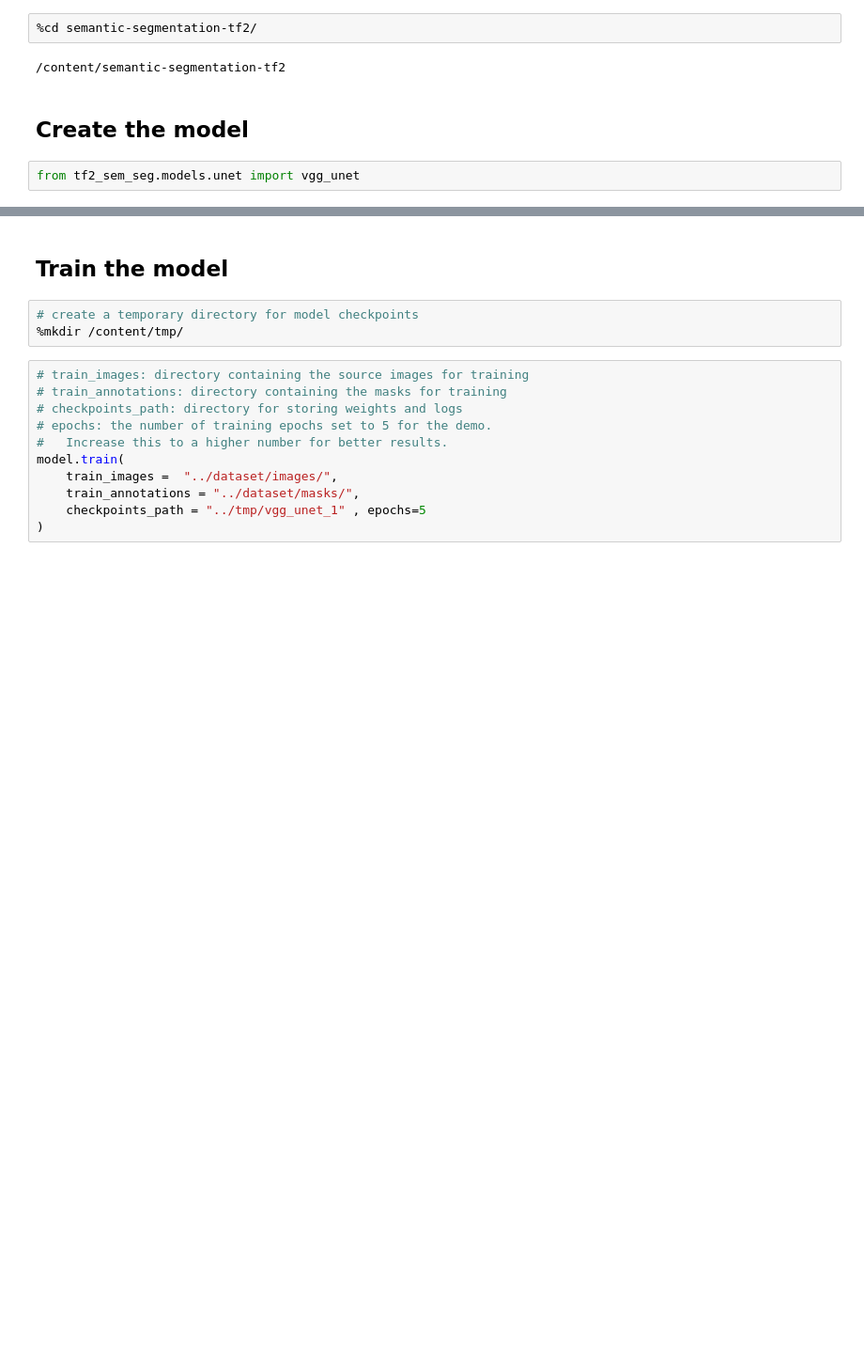
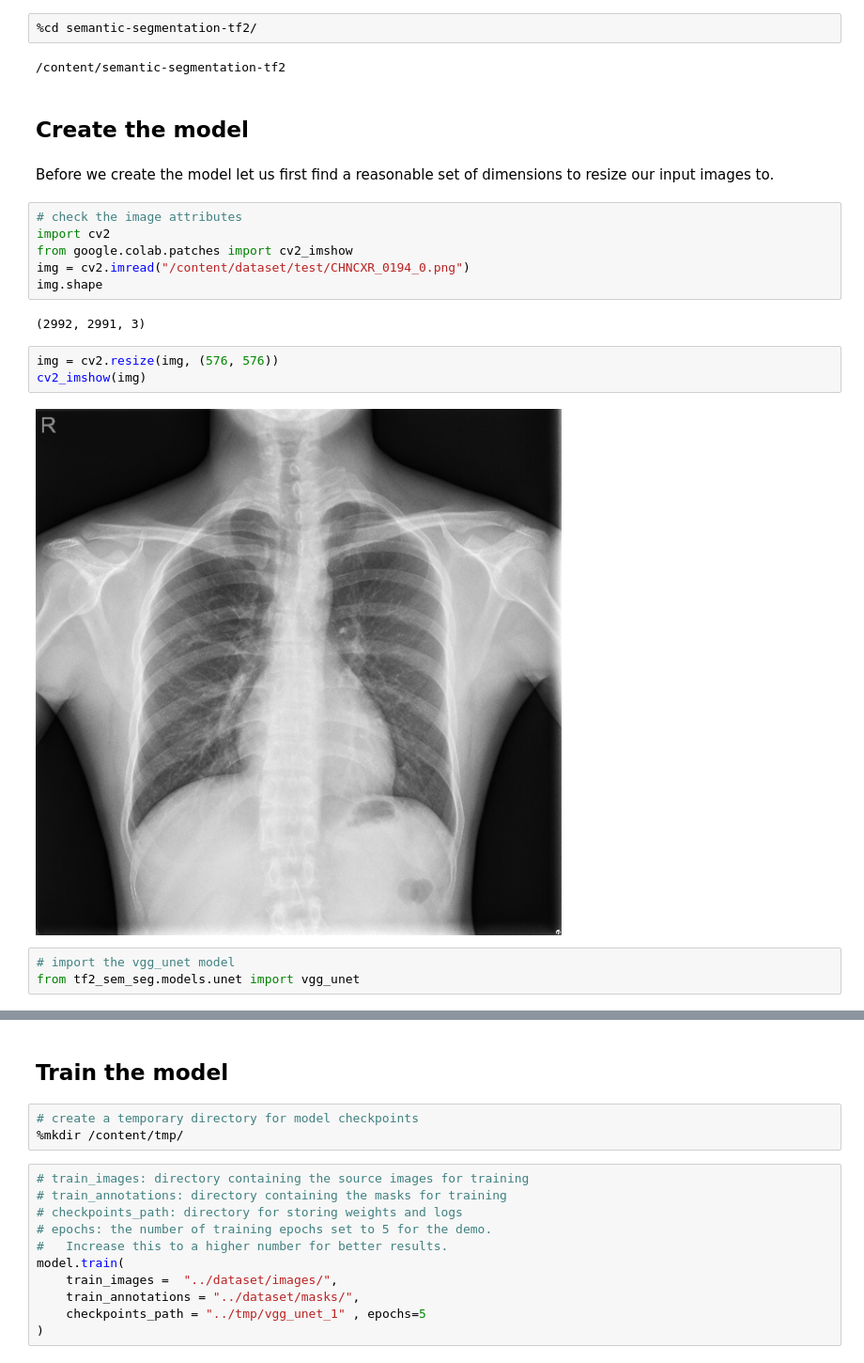
Before and after one commit to georgiosouzounis/lung-seg-xray-unet, a Jupyter notebook: lung_seg_xray_unet.ipynb, the cells around one changed output, grey strips where cells are left out. Shown at 94% size. Drawn from its saved outputs; the diff is of its cells as text; blank space fills up the shorter version.

```diff
--- a/lung_seg_xray_unet.ipynb
+++ b/lung_seg_xray_unet.ipynb
@@ -210,6 +221,22 @@ Unpacking objects: 100% (36/36), done.
 /content/semantic-segmentation-tf2
 # %% [markdown]
 ## Create the model <a name="create-the-model"></a>
+# %% [markdown]
+Before we create the model let us first find a reasonable set of dimensions to resize our input images to.
+# %%
+# check the image attributes
+import cv2
+from google.colab.patches import cv2_imshow
+img = cv2.imread("/content/dataset/test/CHNCXR_0194_0.png")
+img.shape
+# %% [output]
+(2992, 2991, 3)
+# %%
+img = cv2.resize(img, (576, 576))
+cv2_imshow(img)
+# %% [output]
+[figure, added]
 # %%
+# import the vgg_unet model
 from tf2_sem_seg.models.unet import vgg_unet
 # %%
```
Also changed, not shown: parts of 9 cells of this notebook.
